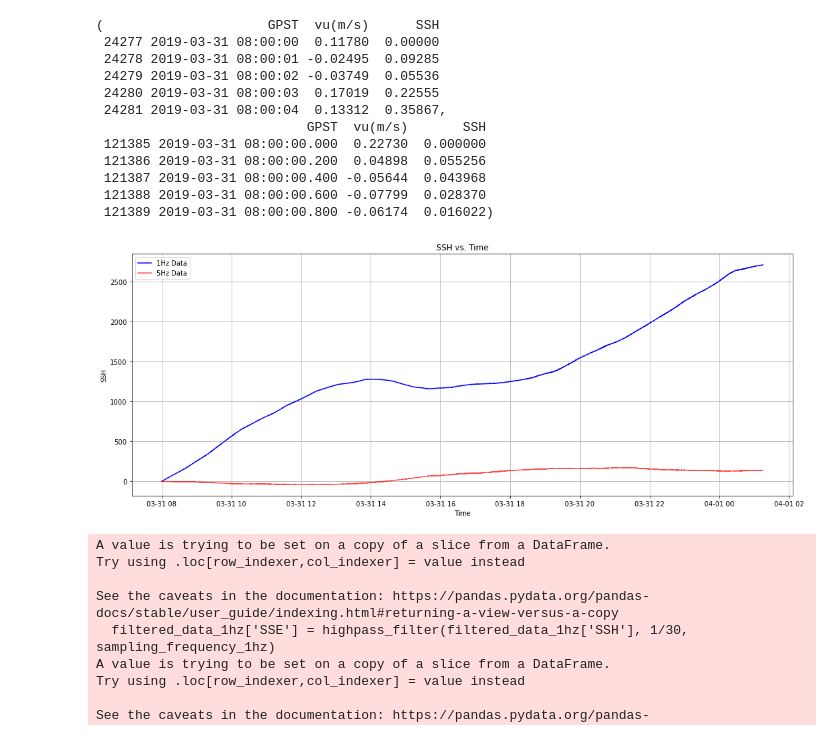
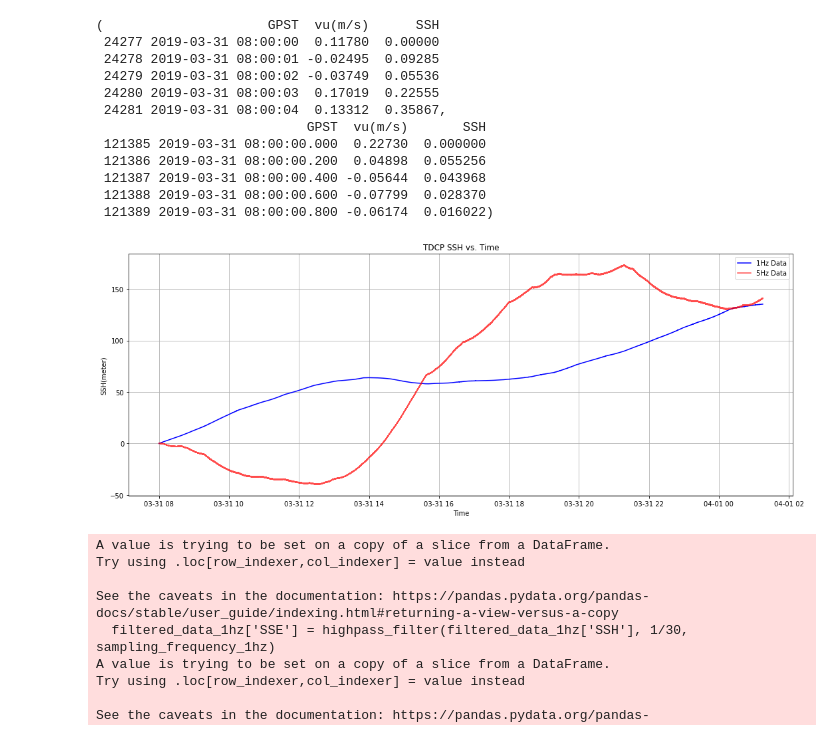
Before and after one commit to yangleir/GNSSwave, a Jupyter notebook: 5hz2.ipynb, the cells around one changed output. Drawn from its saved outputs; the diff is of its cells as text; code cells hidden in the pictures.

```diff
--- a/5hz2.ipynb
+++ b/5hz2.ipynb
@@ -170,19 +170,19 @@ See the caveats in the documentation: https://pandas.pydata.org/pandas-docs/stab
 # %%
 import matplotlib.pyplot as plt
 
 # Plotting the SSH data for both datasets
 plt.figure(figsize=(15, 6))
-plt.plot(filtered_data_1hz['GPST'], filtered_data_1hz['SSH'], label='1Hz Data', color='blue')
+plt.plot(filtered_data_1hz['GPST'], filtered_data_1hz['SSH']/20, label='1Hz Data', color='blue')
 plt.plot(filtered_data_5hz['GPST'], filtered_data_5hz['SSH'], label='5Hz Data', color='red', alpha=0.7)
-plt.title('SSH vs. Time')
+plt.title('TDCP SSH vs. Time')
 plt.xlabel('Time')
-plt.ylabel('SSH')
+plt.ylabel('SSH(meter)')
 plt.legend()
 plt.grid(True)
 plt.tight_layout()
 plt.show()
 # %% [output]
-[figure, old version]
+[figure, new version]
 # %%
 # 高通滤波得到SSE
 import numpy as np
```
Also changed, not shown: parts of 11 cells of this notebook, 1 other file.
